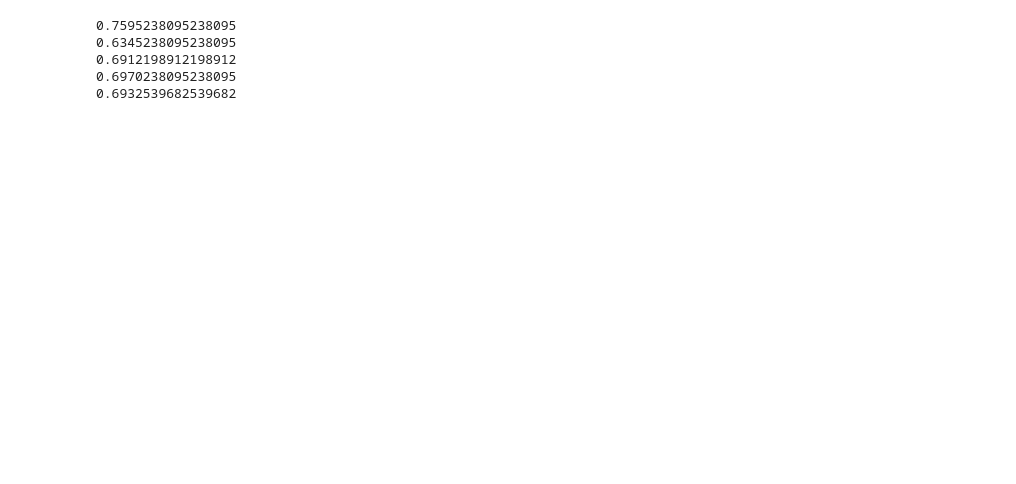
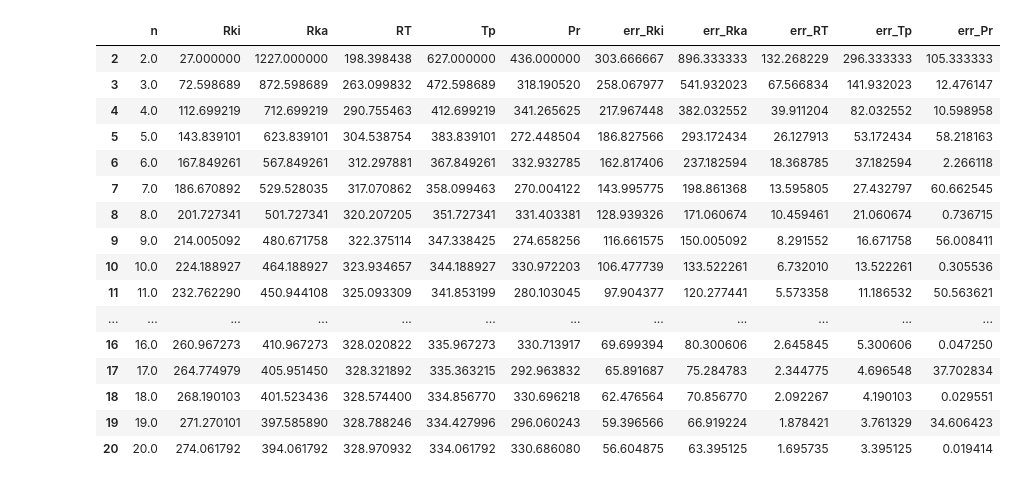
Before and after one commit to SulthanAbiyyu/metnum, a Jupyter notebook: kuliah/LKM_Integral.ipynb, the cells around one changed output. Saved outputs shown, nothing was run; the diff lists cells and outputs as text; code cells hidden in the pictures; blank space fills up the shorter version.

```diff
--- a/kuliah/LKM_Integral.ipynb
+++ b/kuliah/LKM_Integral.ipynb
@@ -39,16 +44,57 @@ def simpson(f, a, b, n):
 
     return h / 3 * sigma
 
-def f(x): return 1/x
+def INT_215150201111011(f, a, b, n, pilihan):
+    if pilihan == "rieman_kiri":
+        return rieman_kiri(f, a, b, n)
+    elif pilihan == "rieman_kanan":
+        return rieman_kanan(f, a, b, n)
+    elif pilihan == "rieman_tengah":
+        return rieman_tengah(f, a, b, n)
+    elif pilihan == "trapesium":
+        return trapesium(f, a, b, n)
+    elif pilihan == "simpson":
+        return simpson(f, a, b, n)
 
-print(rieman_kiri(f, 1, 2, 4))
-print(rieman_kanan(f, 1, 2, 4))
-print(rieman_tengah(f, 1, 2, 4))
-print(trapesium(f, 1, 2 ,4))
-print(simpson(f, 1, 2, 4))
+def f(x): return 3 * x ** 2 * (x ** 3 + 2) ** 2
+
+if __name__ == "__main__":
+    hasil_analitik = 992/3
+    hasil_numerik = pd.DataFrame(columns=[
+        "n", "Rki", "Rka", "RT", "Tp", "Pr",
+        "err_Rki", "err_Rka", "err_RT", "err_Tp", "err_Pr"]
+        )
+    for n in range(2, 21):
+        hasil_numerik.loc[n] = [
+            n,
+            INT_215150201111011(f, 0, 2, n, "rieman_kiri"),
+            INT_215150201111011(f, 0, 2, n, "rieman_kanan"),
+            INT_215150201111011(f, 0, 2, n, "rieman_tengah"),
+            INT_215150201111011(f, 0, 2, n, "trapesium"),
+            INT_215150201111011(f, 0, 2, n, "simpson"),
+            abs(hasil_analitik - INT_215150201111011(f, 0, 2, n, "rieman_kiri")),
+            abs(hasil_analitik - INT_215150201111011(f, 0, 2, n, "rieman_kanan")),
+            abs(hasil_analitik - INT_215150201111011(f, 0, 2, n, "rieman_tengah")),
+            abs(hasil_analitik - INT_215150201111011(f, 0, 2, n, "trapesium")),
+            abs(hasil_analitik - INT_215150201111011(f, 0, 2, n, "simpson"))
+        ]
-# %% [output]
-0.7595238095238095
-0.6345238095238095
-0.6912198912198912
-0.6970238095238095
-0.6932539682539682
+# %%
+hasil_numerik
+# %% [output]
+|  | n | Rki | Rka | RT | Tp | Pr | err_Rki | err_Rka | err_RT | err_Tp | err_Pr |
+| 2 | 2.0 | 27.000000 | 1227.000000 | 198.398438 | 627.000000 | 436.000000 | 303.666667 | 896.333333 | 132.268229 | 296.333333 | 105.333333 |
+| 3 | 3.0 | 72.598689 | 872.598689 | 263.099832 | 472.598689 | 318.190520 | 258.067977 | 541.932023 | 67.566834 | 141.932023 | 12.476147 |
+| 4 | 4.0 | 112.699219 | 712.699219 | 290.755463 | 412.699219 | 341.265625 | 217.967448 | 382.032552 | 39.911204 | 82.032552 | 10.598958 |
+| 5 | 5.0 | 143.839101 | 623.839101 | 304.538754 | 383.839101 | 272.448504 | 186.827566 | 293.172434 | 26.127913 | 53.172434 | 58.218163 |
+| 6 | 6.0 | 167.849261 | 567.849261 | 312.297881 | 367.849261 | 332.932785 | 162.817406 | 237.182594 | 18.368785 | 37.182594 | 2.266118 |
+| 7 | 7.0 | 186.670892 | 529.528035 | 317.070862 | 358.099463 | 270.004122 | 143.995775 | 198.861368 | 13.595805 | 27.432797 | 60.662545 |
+| 8 | 8.0 | 201.727341 | 501.727341 | 320.207205 | 351.727341 | 331.403381 | 128.939326 | 171.060674 | 10.459461 | 21.060674 | 0.736715 |
+| 9 | 9.0 | 214.005092 | 480.671758 | 322.375114 | 347.338425 | 274.658256 | 116.661575 | 150.005092 | 8.291552 | 16.671758 | 56.008411 |
+| 10 | 10.0 | 224.188927 | 464.188927 | 323.934657 | 344.188927 | 330.972203 | 106.477739 | 133.522261 | 6.732010 | 13.522261 | 0.305536 |
+| 11 | 11.0 | 232.762290 | 450.944108 | 325.093309 | 341.853199 | 280.103045 | 97.904377 | 120.277441 | 5.573358 | 11.186532 | 50.563621 |
+| ... | ... | ... | ... | ... | ... | ... | ... | ... | ... | ... | ... |
+| 16 | 16.0 | 260.967273 | 410.967273 | 328.020822 | 335.967273 | 330.713917 | 69.699394 | 80.300606 | 2.645845 | 5.300606 | 0.047250 |
+| 17 | 17.0 | 264.774979 | 405.951450 | 328.321892 | 335.363215 | 292.963832 | 65.891687 | 75.284783 | 2.344775 | 4.696548 | 37.702834 |
+| 18 | 18.0 | 268.190103 | 401.523436 | 328.574400 | 334.856770 | 330.696218 | 62.476564 | 70.856770 | 2.092267 | 4.190103 | 0.029551 |
+| 19 | 19.0 | 271.270101 | 397.585890 | 328.788246 | 334.427996 | 296.060243 | 59.396566 | 66.919224 | 1.878421 | 3.761329 | 34.606423 |
+| 20 | 20.0 | 274.061792 | 394.061792 | 328.970932 | 334.061792 | 330.686080 | 56.604875 | 63.395125 | 1.695735 | 3.395125 | 0.019414 |
```
Also changed, not shown: parts of 5 cells of this notebook, 2 other files.
